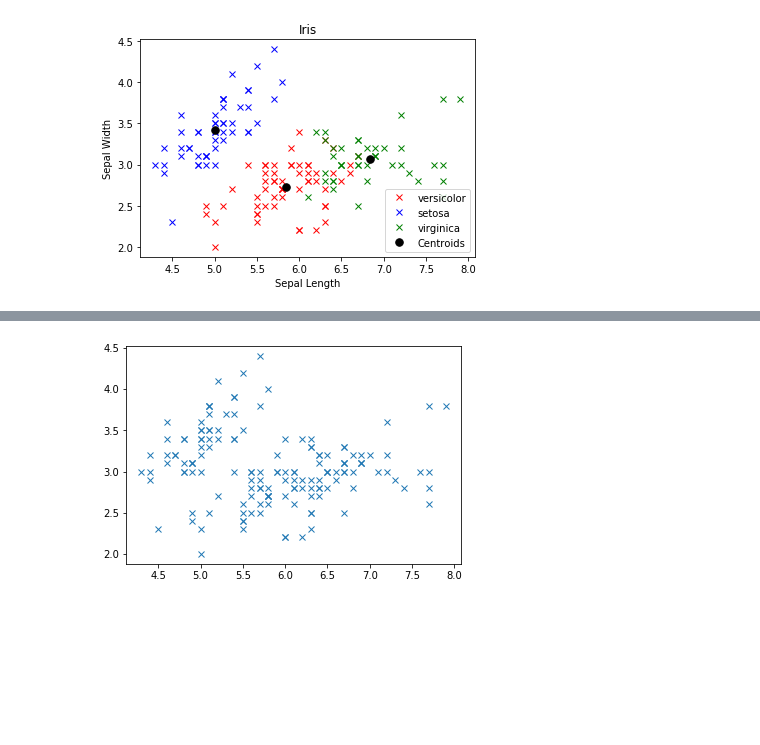
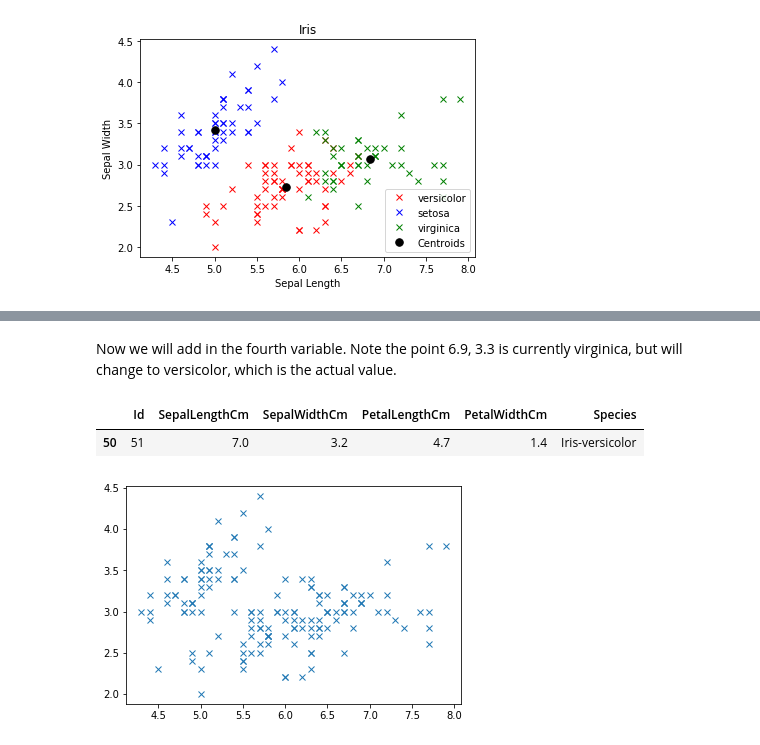
Before and after one commit to HFintan/MLS, a Jupyter notebook: Tasks.ipynb, the cells around one changed output, grey strips where cells are left out. Saved outputs shown, nothing was run; the diff lists cells and outputs as text; code cells hidden in the pictures; blank space fills up the shorter version.

```diff
--- a/Tasks.ipynb
+++ b/Tasks.ipynb
@@ -663,3 +688,10 @@ We now see some overlap between the Virginica and the Setosa. This extra informa
+# %% [markdown]
+Now we will add in the fourth variable. Note the point 6.9, 3.3 is currently virginica, but will change to versicolor, which is the actual value.
+# %%
+Iris.loc[(Iris['SepalLengthCm'] == 7.0) & (Iris['SepalWidthCm'] == 3.2)]
+# %% [output]
+|  | Id | SepalLengthCm | SepalWidthCm | PetalLengthCm | PetalWidthCm | Species |
+| 50 | 51 | 7.0 | 3.2 | 4.7 | 1.4 | Iris-versicolor |
 # %%
 # Using four variables
 # Perform k-means fitting
```
Also changed, not shown: parts of 14 cells of this notebook, 1 other file.
